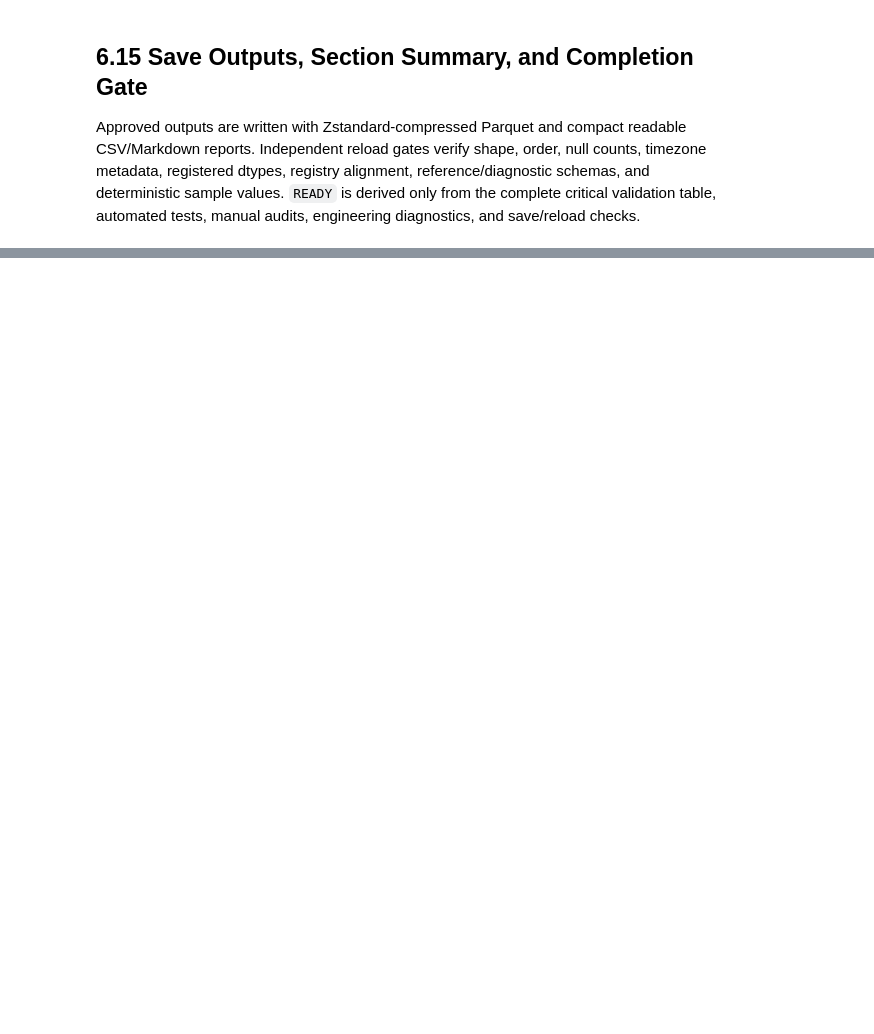
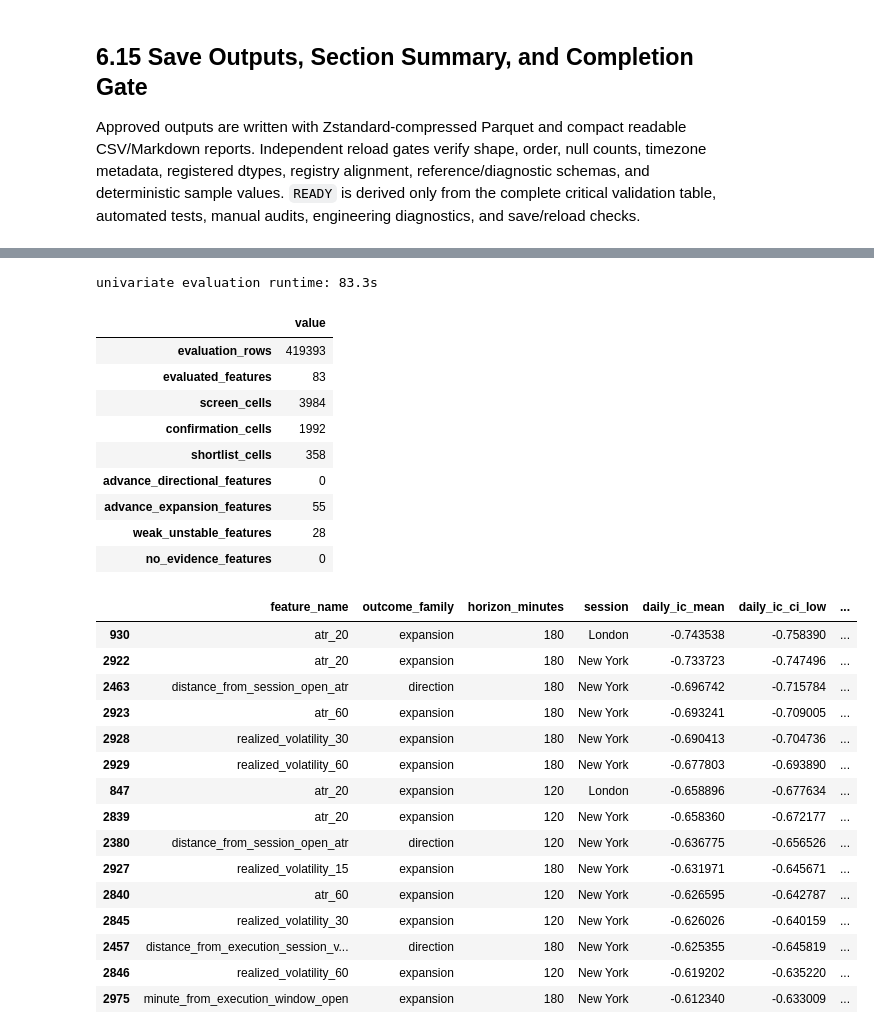
Before and after one commit to Abond1234/GC-1m-OHLCV-QUANTITATIVE-ANALYSIS, a Jupyter notebook: notebooks/exploration/statistical_feature_research.ipynb, the cells around one changed output, grey strips where cells are left out. Saved outputs shown, nothing was run; the diff lists cells and outputs as text; code cells hidden in the pictures; blank space fills up the shorter version.

```diff
--- a/notebooks/exploration/statistical_feature_research.ipynb
+++ b/notebooks/exploration/statistical_feature_research.ipynb
@@ -3250,0 +3321,17 @@ SECTION 6 STATUS: READY
+# %%
+for section_7_large_name in (
+    "gc_feature_source", "research_bars", "gc_path_source",
+    "manual_feature_audit", "reloaded_feature_matrix",
+):
+    globals().pop(section_7_large_name, None)
+
+section_7_labels = load_forward_labels_for_evaluation(
+    PROJECT_ROOT / "data" / "processed" / "statistical_research" / "forward_labels_gc.parquet"
+)
+section_7_frame, section_7_frame_summary = build_evaluation_frame(
+    feature_matrix_gc, section_7_labels, feature_registry_gc
+)
+del section_7_labels
+assert not section_7_frame["research_partition"].eq("Final test").any()
+assert set(section_7_frame["research_partition"].unique()) <= set(EVALUATION_PARTITIONS)
+display(section_7_frame_summary.to_frame())
@@ -3250,0 +3356,49 @@ SECTION 6 STATUS: READY
+# %%
+section_7_timer = perf_counter()
+section_7_result = build_univariate_evaluation(
+    section_7_frame, feature_registry_gc, section_7_config
+)
+print(f"univariate evaluation runtime: {perf_counter() - section_7_timer:.1f}s")
+display(section_7_result.frame_summary.to_frame())
+section_7_cells_frame = section_7_result.cell_results
+display(
+    section_7_cells_frame.loc[
+        section_7_cells_frame["research_partition"].eq("Development")
+    ]
+    .reindex(columns=[
+        "feature_name", "outcome_family", "horizon_minutes", "session",
+        "daily_ic_mean", "daily_ic_ci_low", "daily_ic_ci_high", "development_q_value",
+    ])
+    .assign(abs_ic=lambda t: t["daily_ic_mean"].abs())
+    .sort_values("abs_ic", ascending=False)
+    .drop(columns="abs_ic")
+    .head(15)
+)
+# %% [output]
+univariate evaluation runtime: 83.3s
+|  | value |
+| evaluation_rows | 419393 |
+| evaluated_features | 83 |
+| screen_cells | 3984 |
+| confirmation_cells | 1992 |
+| shortlist_cells | 358 |
+| advance_directional_features | 0 |
+| advance_expansion_features | 55 |
+| weak_unstable_features | 28 |
+| no_evidence_features | 0 |
+|  | feature_name | outcome_family | horizon_minutes | session | daily_ic_mean | daily_ic_ci_low | ... |
+| 930 | atr_20 | expansion | 180 | London | -0.743538 | -0.758390 | ... |
+| 2922 | atr_20 | expansion | 180 | New York | -0.733723 | -0.747496 | ... |
+| 2463 | distance_from_session_open_atr | direction | 180 | New York | -0.696742 | -0.715784 | ... |
+| 2923 | atr_60 | expansion | 180 | New York | -0.693241 | -0.709005 | ... |
+| 2928 | realized_volatility_30 | expansion | 180 | New York | -0.690413 | -0.704736 | ... |
+| 2929 | realized_volatility_60 | expansion | 180 | New York | -0.677803 | -0.693890 | ... |
+| 847 | atr_20 | expansion | 120 | London | -0.658896 | -0.677634 | ... |
+| 2839 | atr_20 | expansion | 120 | New York | -0.658360 | -0.672177 | ... |
+| 2380 | distance_from_session_open_atr | direction | 120 | New York | -0.636775 | -0.656526 | ... |
+| 2927 | realized_volatility_15 | expansion | 180 | New York | -0.631971 | -0.645671 | ... |
+| 2840 | atr_60 | expansion | 120 | New York | -0.626595 | -0.642787 | ... |
+| 2845 | realized_volatility_30 | expansion | 120 | New York | -0.626026 | -0.640159 | ... |
+| 2457 | distance_from_execution_session_v... | direction | 180 | New York | -0.625355 | -0.645819 | ... |
+| 2846 | realized_volatility_60 | expansion | 120 | New York | -0.619202 | -0.635220 | ... |
+| 2975 | minute_from_execution_window_open | expansion | 180 | New York | -0.612340 | -0.633009 | ... |
```
Also changed, not shown: parts of 25 cells of this notebook, 2 other files.
